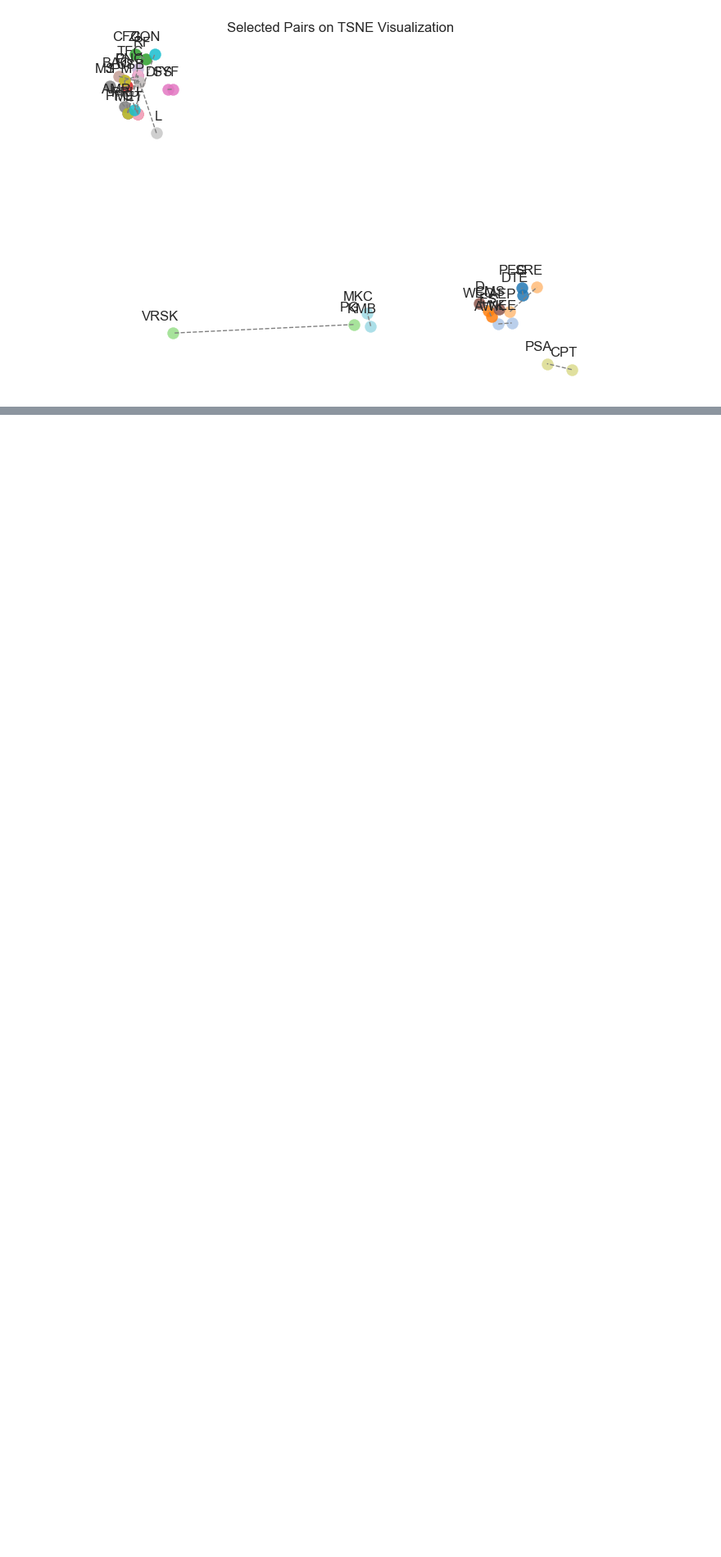
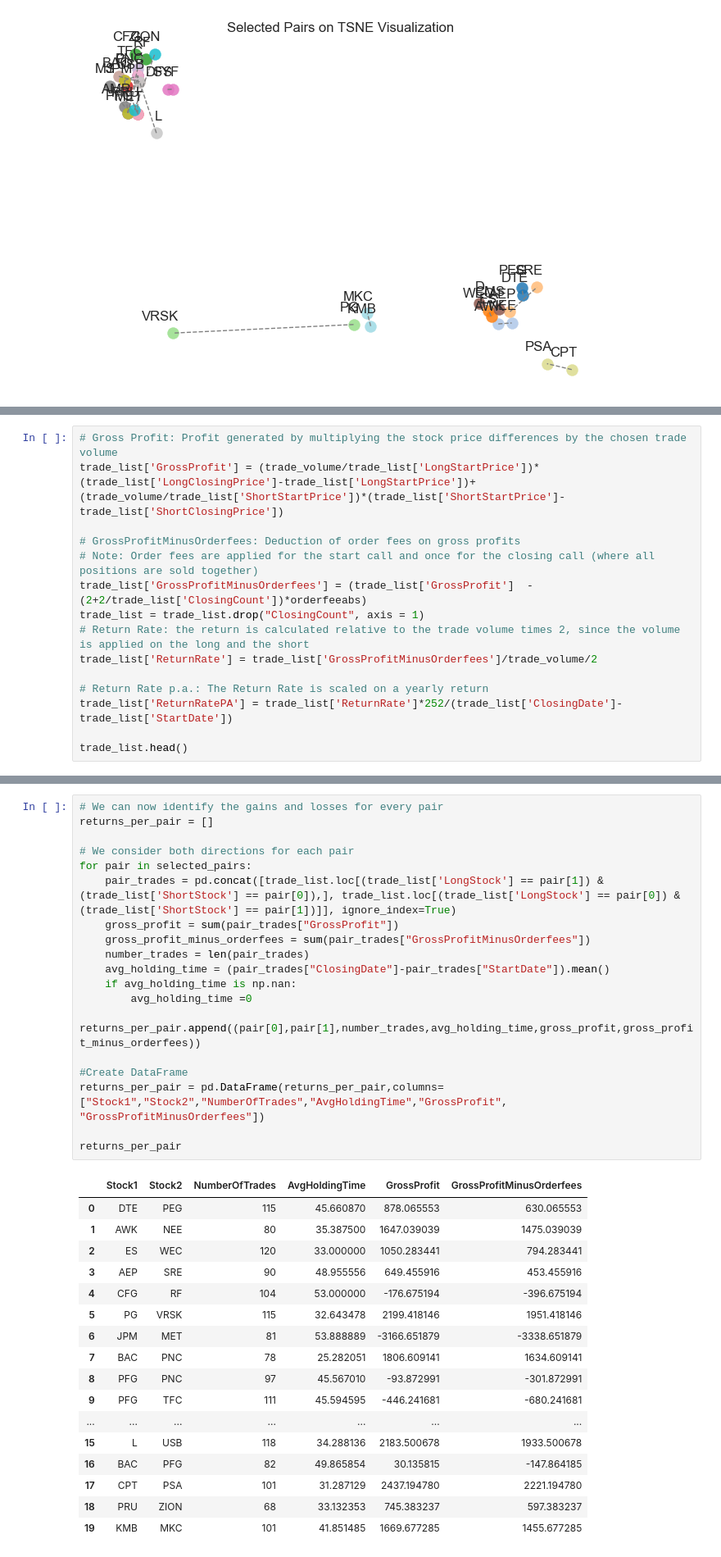
Before and after one commit to dasoaujisi/FDS-Project, a Jupyter notebook: _short_version.ipynb, the cells around one changed output, grey strips where cells are left out. Shown at 82% size. Saved outputs shown, nothing was run; the diff lists cells and outputs as text; blank space fills up the shorter version.

```diff
--- a/_short_version.ipynb
+++ b/_short_version.ipynb
@@ -504,0 +744,15 @@ plt.show()
+# %%
+# Gross Profit: Profit generated by multiplying the stock price differences by the chosen trade volume
+trade_list['GrossProfit'] = (trade_volume/trade_list['LongStartPrice'])*(trade_list['LongClosingPrice']-trade_list['LongStartPrice'])+ (trade_volume/trade_list['ShortStartPrice'])*(trade_list['ShortStartPrice']-trade_list['ShortClosingPrice'])
+
+# GrossProfitMinusOrderfees: Deduction of order fees on gross profits
+# Note: Order fees are applied for the start call and once for the closing call (where all positions are sold together)
+trade_list['GrossProfitMinusOrderfees'] = (trade_list['GrossProfit']  - (2+2/trade_list['ClosingCount'])*orderfeeabs)
+trade_list = trade_list.drop("ClosingCount", axis = 1)
+# Return Rate: the return is calculated relative to the trade volume times 2, since the volume is applied on the long and the short
+trade_list['ReturnRate'] = trade_list['GrossProfitMinusOrderfees']/trade_volume/2
+
+# Return Rate p.a.: The Return Rate is scaled on a yearly return
+trade_list['ReturnRatePA'] = trade_list['ReturnRate']*252/(trade_list['ClosingDate']-trade_list['StartDate'])
+
+trade_list.head()
@@ -504,0 +766,37 @@ plt.show()
+# %%
+# We can now identify the gains and losses for every pair
+returns_per_pair = []
+
+# We consider both directions for each pair
+for pair in selected_pairs:
+    pair_trades = pd.concat([trade_list.loc[(trade_list['LongStock'] == pair[1]) & (trade_list['ShortStock'] == pair[0]),], trade_list.loc[(trade_list['LongStock'] == pair[0]) & (trade_list['ShortStock'] == pair[1])]], ignore_index=True)
+    gross_profit = sum(pair_trades["GrossProfit"])
+    gross_profit_minus_orderfees = sum(pair_trades["GrossProfitMinusOrderfees"])
+    number_trades = len(pair_trades)
+    avg_holding_time = (pair_trades["ClosingDate"]-pair_trades["StartDate"]).mean()
+    if avg_holding_time is np.nan:
+        avg_holding_time =0
+    returns_per_pair.append((pair[0],pair[1],number_trades,avg_holding_time,gross_profit,gross_profit_minus_orderfees))
+
+#Create DataFrame
+returns_per_pair = pd.DataFrame(returns_per_pair,columns= ["Stock1","Stock2","NumberOfTrades","AvgHoldingTime","GrossProfit", "GrossProfitMinusOrderfees"])
+
+returns_per_pair
+# %% [output]
+|  | Stock1 | Stock2 | NumberOfTrades | AvgHoldingTime | GrossProfit | GrossProfitMinusOrderfees |
+| 0 | DTE | PEG | 115 | 45.660870 | 878.065553 | 630.065553 |
+| 1 | AWK | NEE | 80 | 35.387500 | 1647.039039 | 1475.039039 |
+| 2 | ES | WEC | 120 | 33.000000 | 1050.283441 | 794.283441 |
+| 3 | AEP | SRE | 90 | 48.955556 | 649.455916 | 453.455916 |
+| 4 | CFG | RF | 104 | 53.000000 | -176.675194 | -396.675194 |
+| 5 | PG | VRSK | 115 | 32.643478 | 2199.418146 | 1951.418146 |
+| 6 | JPM | MET | 81 | 53.888889 | -3166.651879 | -3338.651879 |
+| 7 | BAC | PNC | 78 | 25.282051 | 1806.609141 | 1634.609141 |
+| 8 | PFG | PNC | 97 | 45.567010 | -93.872991 | -301.872991 |
+| 9 | PFG | TFC | 111 | 45.594595 | -446.241681 | -680.241681 |
+| ... | ... | ... | ... | ... | ... | ... |
+| 15 | L | USB | 118 | 34.288136 | 2183.500678 | 1933.500678 |
+| 16 | BAC | PFG | 82 | 49.865854 | 30.135815 | -147.864185 |
+| 17 | CPT | PSA | 101 | 31.287129 | 2437.194780 | 2221.194780 |
+| 18 | PRU | ZION | 68 | 33.132353 | 745.383237 | 597.383237 |
+| 19 | KMB | MKC | 101 | 41.851485 | 1669.677285 | 1455.677285 |
```
Also changed, not shown: parts of 19 cells of this notebook, 34 other files.
